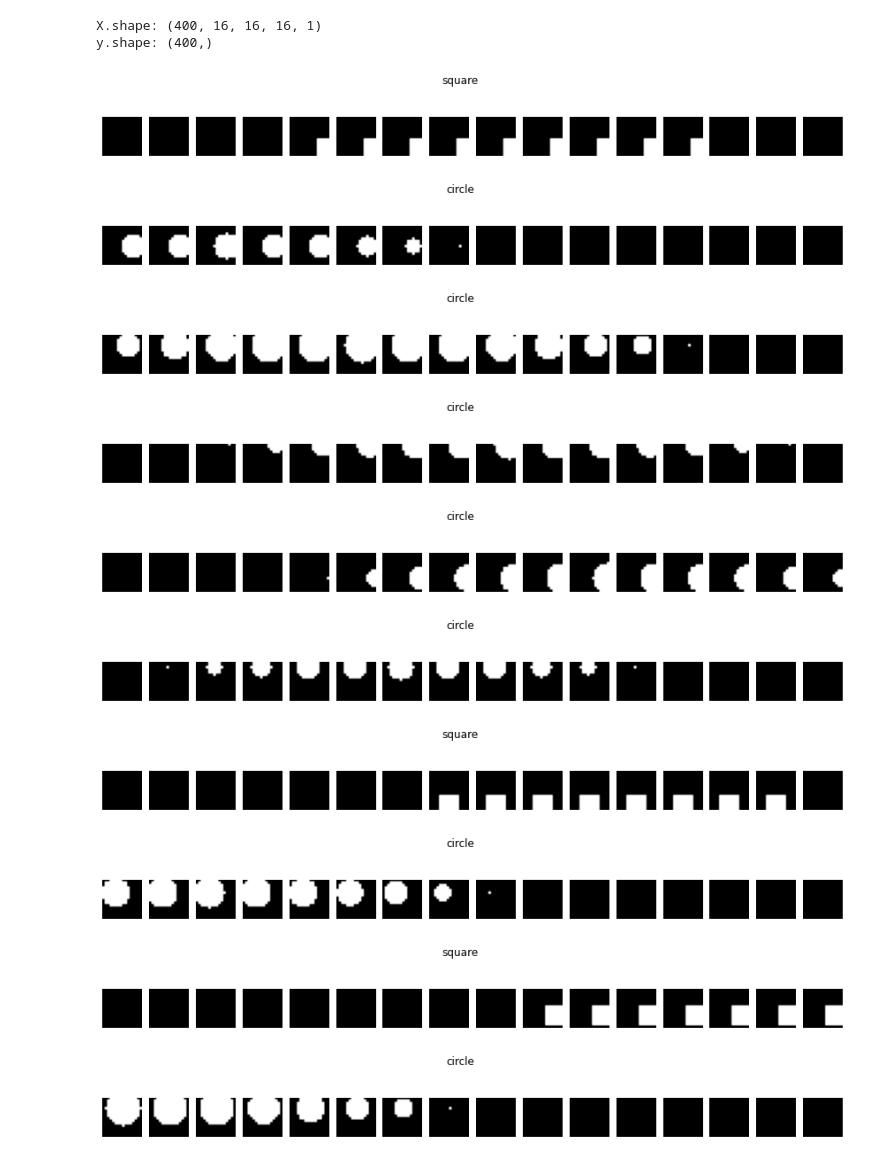
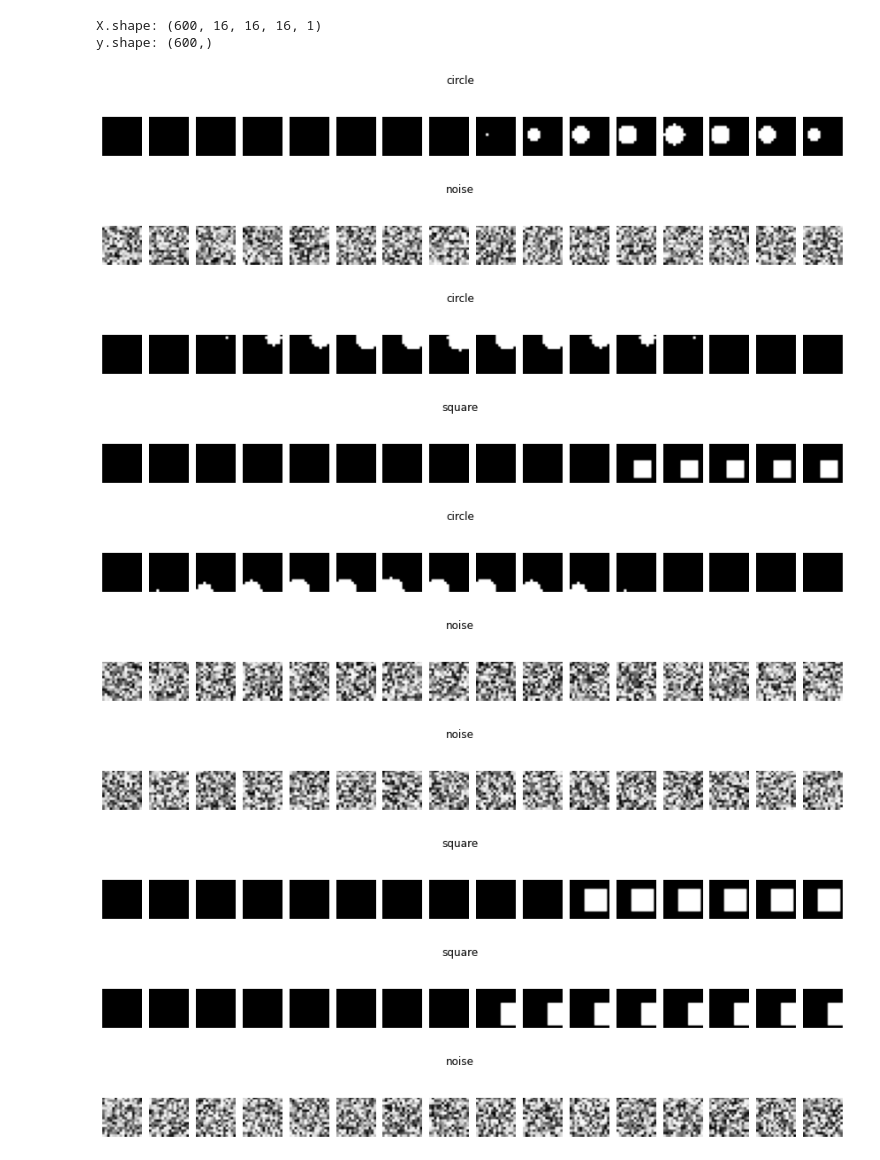
Before and after one commit to estenhl/keras-explainability, a Jupyter notebook: notebooks/Train and explain dummy geometric data.ipynb, the cells around one changed output. Saved outputs shown, nothing was run; the diff lists cells and outputs as text; code cells hidden in the pictures.

```diff
--- a/notebooks/Train and explain dummy geometric data.ipynb
+++ b/notebooks/Train and explain dummy geometric data.ipynb
@@ -36,48 +36,52 @@ def generate_circle(shape: Tuple[int] = (16, 16, 16)) -> np.ndarray:
 
     return img
 
+def generate_noise(shape: Tuple[int] = (16, 16, 16)) -> np.ndarray:
+    return np.random.uniform(0, 1, shape)
+
 n = 200
 shape = 16
 squares = np.asarray([generate_square(shape=(shape, shape, shape)) for _ in range(n)])
 circles = np.asarray([generate_circle(shape=(shape, shape, shape)) for _ in range(n)])
-X = np.concatenate([squares, circles], axis=0)
-y = np.asarray((['square'] * n) + (['circle'] * n))
+noise = np.asarray([generate_noise(shape=(shape, shape, shape)) for _ in range(n)])
+X = np.concatenate([squares, circles, noise], axis=0)
+y = np.asarray((['square'] * n) + (['circle'] * n) + (['noise'] * n))
 idx = np.random.permutation(np.arange(len(X)))
 X = np.reshape(X, (-1, shape, shape, shape, 1))
 X = X[idx]
 y = y[idx]
 
 print(f'X.shape: {X.shape}')
 print(f'y.shape: {y.shape}')
 
 for i in range(10):
     fig, ax = plt.subplots(1, shape, figsize=(15, 2))
     fig.suptitle(y[i])
     for j in range(shape):
         ax[j].imshow(X[i,j], cmap='Greys_r')
         ax[j].axis('off')
     plt.show()
 
 encoder = OneHotEncoder()
 y = encoder.fit_transform(y.reshape(-1, 1)).toarray()
 
 train_X = X[:300]
 train_y = y[:300]
 test_X = X[:300]
 test_y = y[:300]
 # %% [output]
-X.shape: (400, 16, 16, 16, 1)
-y.shape: (400,)
+X.shape: (600, 16, 16, 16, 1)
+y.shape: (600,)
-[figure, old version]
+[figure, new version]
-[figure, old version]
+[figure, new version]
-[figure, old version]
+[figure, new version]
-[figure, old version]
+[figure, new version]
-[figure, old version]
+[figure, new version]
-[figure, old version]
+[figure, new version]
-[figure, old version]
+[figure, new version]
-[figure, old version]
+[figure, new version]
-[figure, old version]
+[figure, new version]
-[figure, old version]
+[figure, new version]
 # %%
 from tensorflow.keras import Model
 from tensorflow.keras.layers import Activation, BatchNormalization, Conv3D, Dense, Dropout, \
```
Also changed, not shown: parts of 5 cells of this notebook, 6 other files.
